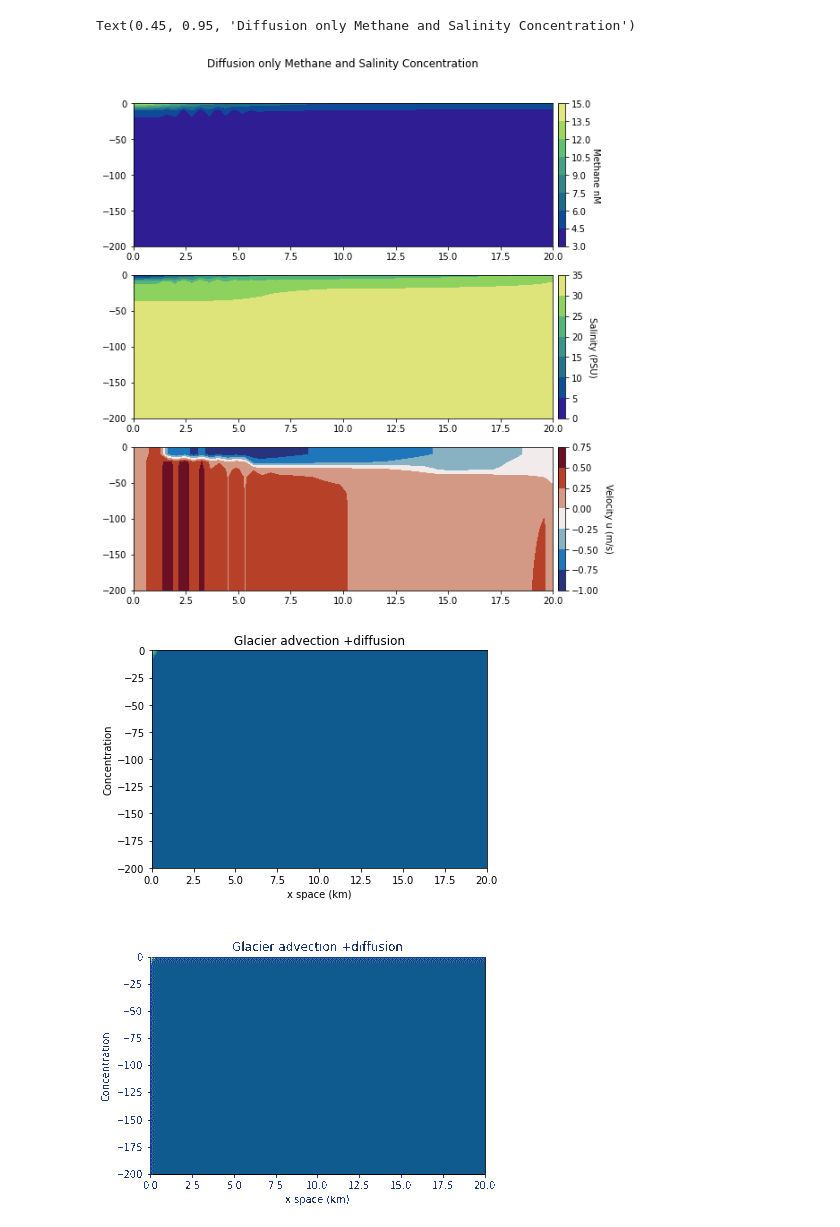
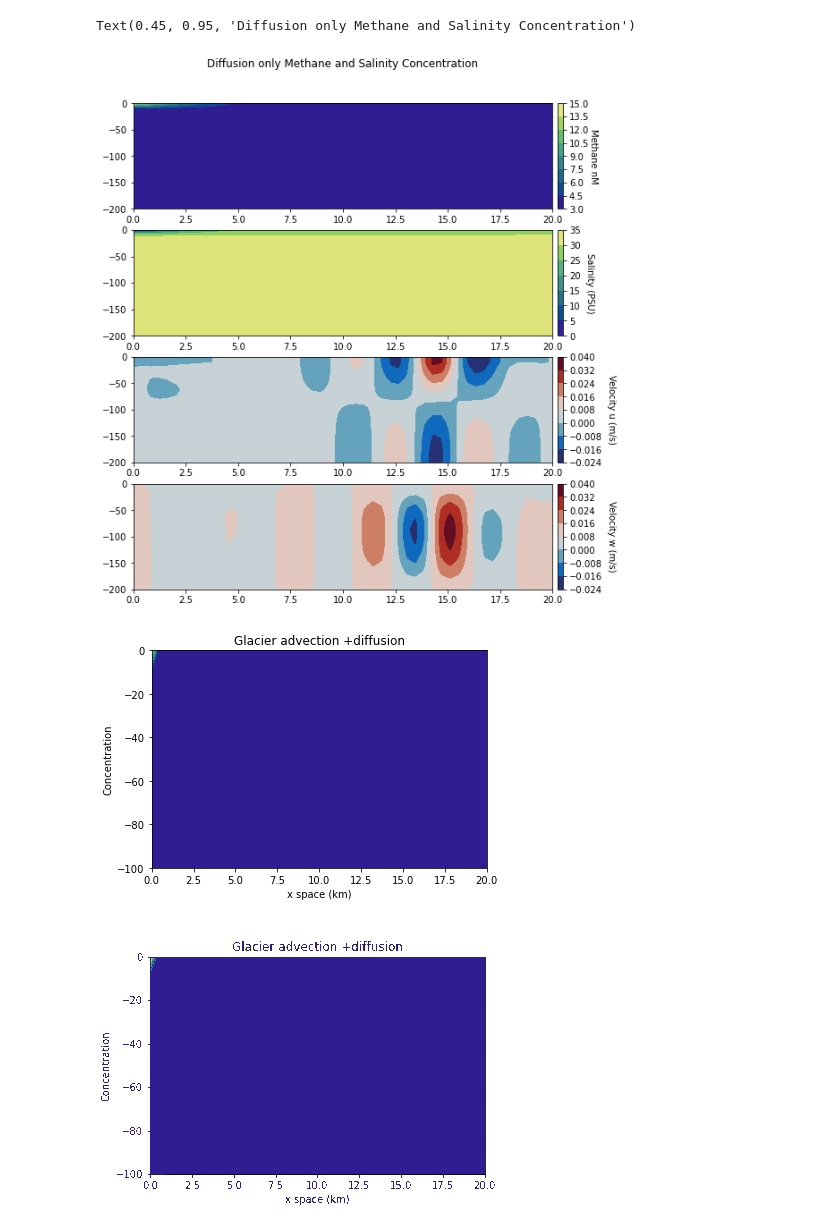
Before and after one commit to krobinson99/EOSC511Project, a Jupyter notebook: DiffusionModel_Jose.ipynb, the cells around one changed output. Cells and saved outputs as stored; diff of their text form; code cells hidden in the pictures.

```diff
--- a/DiffusionModel_Jose.ipynb
+++ b/DiffusionModel_Jose.ipynb
@@ -16,17 +16,17 @@ ngridx=50
 ngridz=20
 D=200 # m
 L=2e4 # m
-dt= 2e2 #
-T= 500*dt# 1e6
+dt= 1 #
+T= 15000*dt# 1e6
 alpha=0.4/86400
 ML=20
 zz=0 # dont use values on the second grid cell (unstable solution)
-C,S,u=glacier_v3.glacier(ngridx,ngridz,dt,zz,T,ML,alpha,motion = True)
+C,S,u,w=glacier_v3.glacier(ngridx,ngridz,dt,zz,T,ML,alpha,motion = True)
 #Cs, Ss =glacier.glacier(ngridx,ngridz,dt,zz,T,ML,alpha, steady = False)
 # %%
 # Plot Diffusion only:
 cmap=cmocean.cm.haline
-fig, axs=plt.subplots(3,1,figsize=(10,10))
+fig, axs=plt.subplots(4,1,figsize=(10,10))
 z = np.linspace(0,D,ngridz+1)
 x = np.linspace(0,L/1e3,ngridx+1)
 X,Z=np.meshgrid(x,z)
@@ -50,40 +50,46 @@ cb3=fig.colorbar(c3,ax=axs[2],pad=0.01)
 cb3.ax.get_yaxis().labelpad = 15
 cb3.set_label('Velocity u (m/s)', rotation=270)
 
+c4=axs[3].contourf(Xu,-Zu,w[-1,:,:].T,cmap=cmapu)
+cb4=fig.colorbar(c3,ax=axs[3],pad=0.01)
+cb4.ax.get_yaxis().labelpad = 15
+cb4.set_label('Velocity w (m/s)', rotation=270)
+
 fig.suptitle('Diffusion only Methane and Salinity Concentration',y=0.95,x=0.45)
 #fig.supxlabel('Distance from glacier (km)',x=0.45)
 #fig.supylabel('Depth (m)',x=0.05)
 #plt.savefig('SteadyDiffusion.pdf')
 # %% [output]
 Text(0.45, 0.95, 'Diffusion only Methane and Salinity Concentration')
-[figure, old version]
+[figure, new version]
 # %%
 #C,S=glacier_v3.glacier(ngridx,ngridz,dt,zz,T,ML,alpha,motion = True)
 fig = plt.figure()
 def animate(frames):
     if frames > T:
         factor=int(frames/T)
         frames=frames-(T*factor)
 
     plt.clf()
     ax = fig.add_subplot(111)
     a = C[int(frames),:,:]
-    oo = plt.contourf(X,-Z,a.T,vmin=0,vmax=15,cmap=cmap)
+    oo = plt.contourf(X,-Z,a.T,cmap=cmap)
+    plt.ylim([-100,0])
     plt.title(titulo)
     plt.ylabel('Concentration')
     plt.xlabel('x space (km)')
     #plt.grid()
 
     return oo
 titulo=str('Glacier advection +diffusion')
-anim = animation.FuncAnimation(fig, animate, frames=np.arange(0,int(T/dt)-1,5))
+anim = animation.FuncAnimation(fig, animate, frames=np.arange(0,int(T/dt)-1,50))
 f = r"/Users/jvalenti/Desktop/adv.gif"
 FFwriter = animation.FFMpegWriter()
 anim.save(f, writer = FFwriter)
 # %% [output]
-[figure, old version]
+[figure, new version]
 # %%
 with open(f,'rb') as anim:
     display(Image(anim.read()))
 # %% [output]
-[figure, old version]
+[figure, new version]
```
Also changed, not shown: 1 other file.
